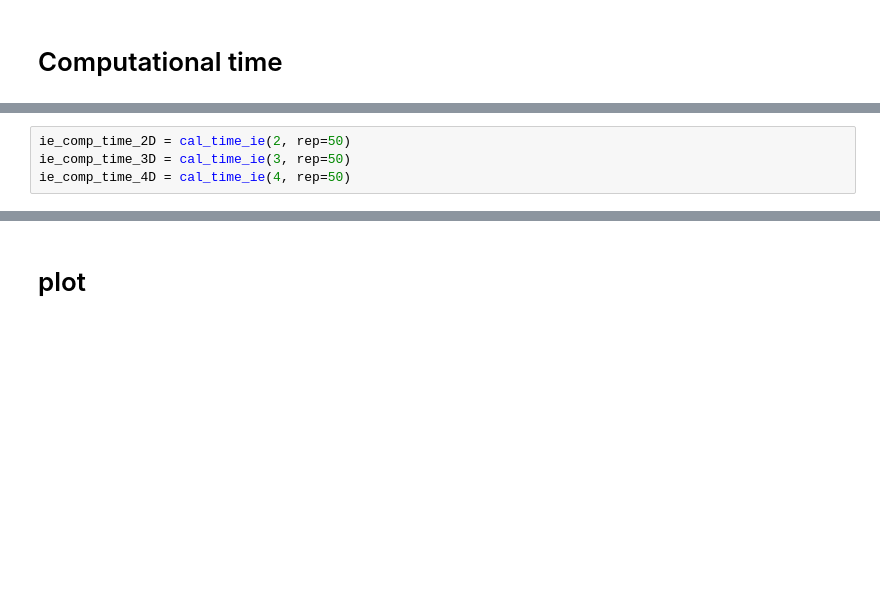
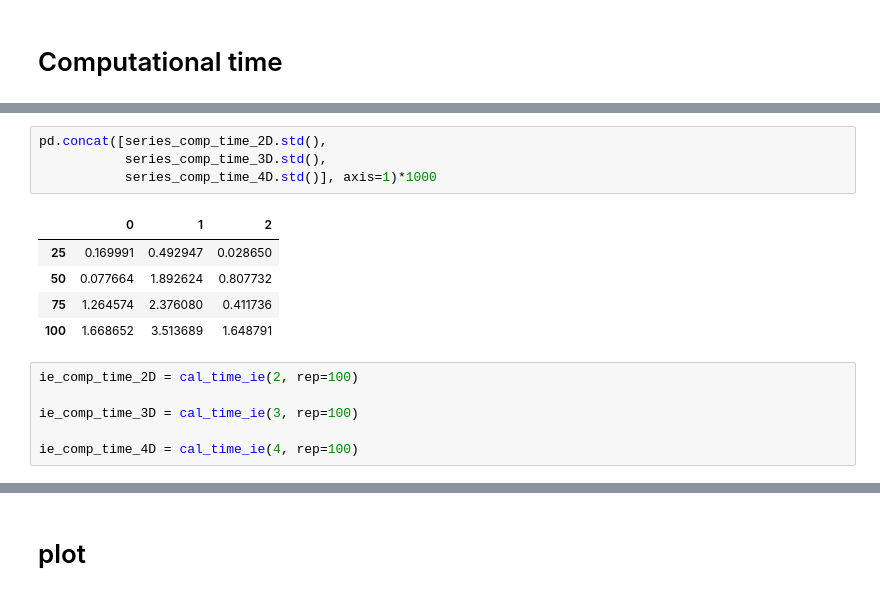
Before and after one commit to AmirHoseinHadian/IE4HSDM, a Jupyter notebook: _03_Series_vs_IE/Computational_time.ipynb, the cells around one changed output, grey strips where cells are left out. Saved outputs shown, nothing was run; the diff lists cells and outputs as text; blank space fills up the shorter version.

```diff
--- a/_03_Series_vs_IE/Computational_time.ipynb
+++ b/_03_Series_vs_IE/Computational_time.ipynb
@@ -49,4 +61,16 @@ series_comp_time_4D = cal_time_series(4, rep=50)
+# %%
+pd.concat([series_comp_time_2D.std(),
+           series_comp_time_3D.std(),
+           series_comp_time_4D.std()], axis=1)*1000
+# %% [output]
+|  | 0 | 1 | 2 |
+| 25 | 0.169991 | 0.492947 | 0.028650 |
+| 50 | 0.077664 | 1.892624 | 0.807732 |
+| 75 | 1.264574 | 2.376080 | 0.411736 |
+| 100 | 1.668652 | 3.513689 | 1.648791 |
 # %%
-ie_comp_time_2D = cal_time_ie(2, rep=50)
-ie_comp_time_3D = cal_time_ie(3, rep=50)
-ie_comp_time_4D = cal_time_ie(4, rep=50)
+ie_comp_time_2D = cal_time_ie(2, rep=100)
+
+ie_comp_time_3D = cal_time_ie(3, rep=100)
+
+ie_comp_time_4D = cal_time_ie(4, rep=100)
```
Also changed, not shown: parts of 5 cells of this notebook, 8 other files.
